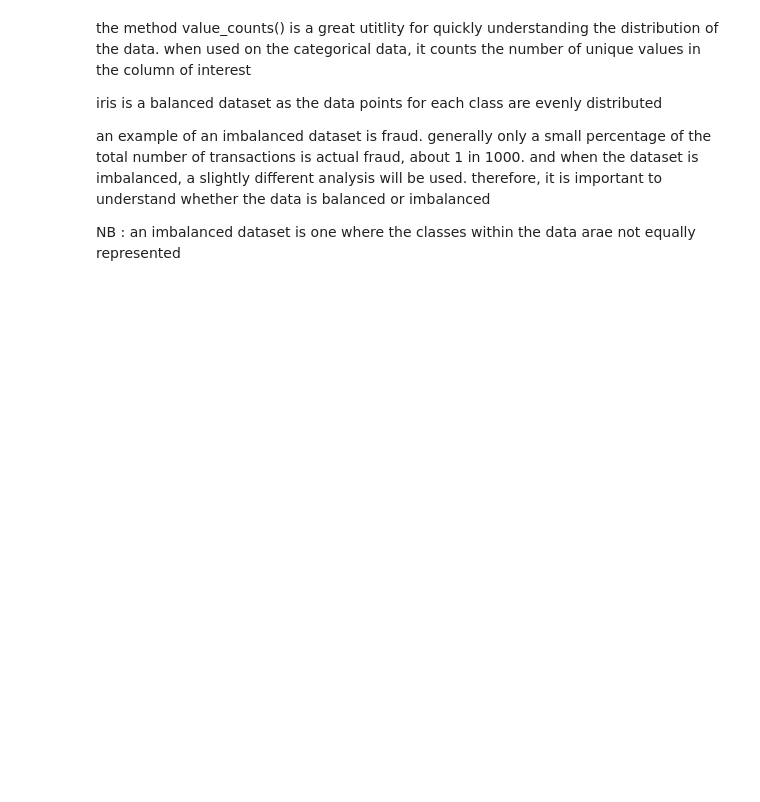
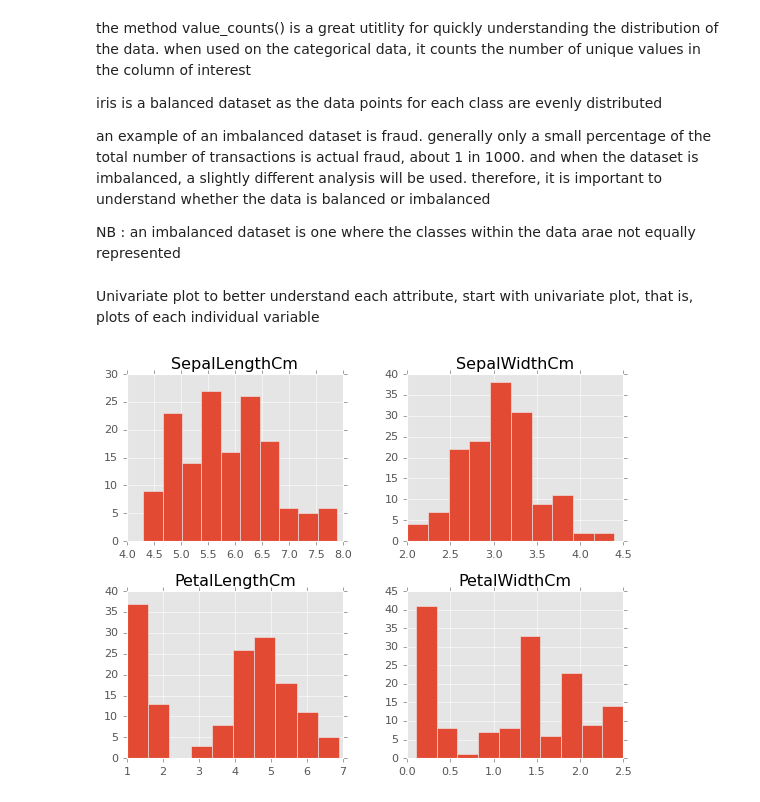
Before and after one commit to kassidy10/Developer, a Jupyter notebook: sololearn/DataScience.ipynb, the cells around one changed output. Saved outputs shown, nothing was run; the diff lists cells and outputs as text; code cells hidden in the pictures; blank space fills up the shorter version.

```diff
--- a/sololearn/DataScience.ipynb
+++ b/sololearn/DataScience.ipynb
@@ -958,3 +958,11 @@ iris is a balanced dataset as the data points for each class are evenly distribu
 an example of an imbalanced dataset is fraud. generally only a small percentage of the total number of transactions is actual fraud, about 1 in 1000. and when the dataset is imbalanced, a slightly different analysis will be used. therefore, it is important to understand whether the data is balanced or imbalanced
 
 NB : an imbalanced dataset is one where the classes within the data arae not equally represented
+# %% [markdown]
+Univariate plot
+to better understand each attribute, start with univariate plot, that is, plots of each individual variable
+# %%
+iris.hist()
+plt.show()
+# %% [output]
+[figure, added]
```
Also changed, not shown: parts of 21 cells of this notebook.
